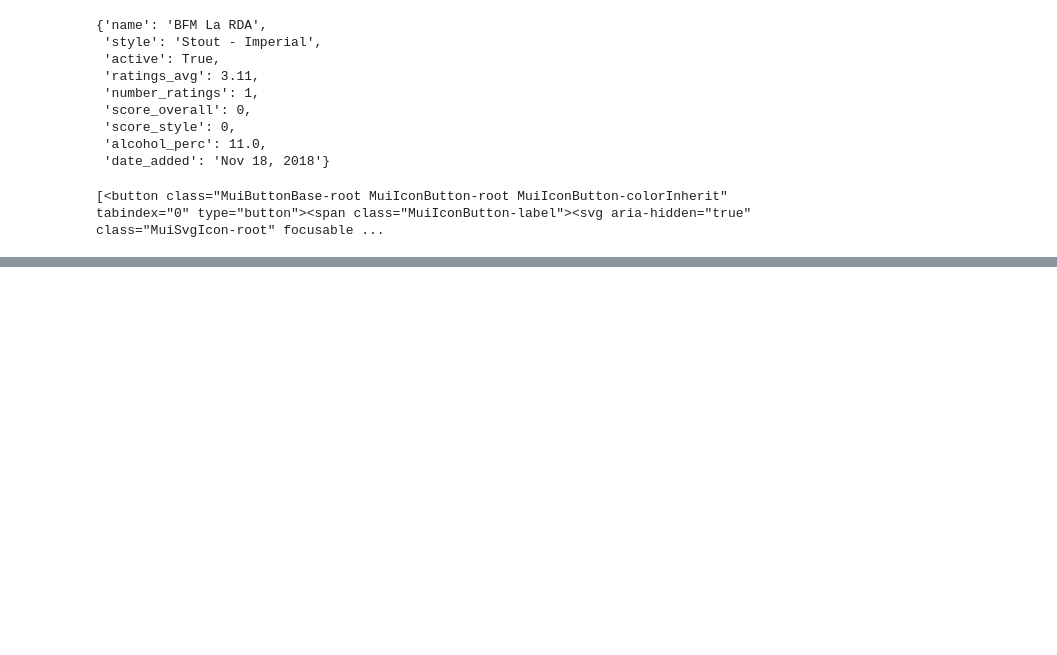
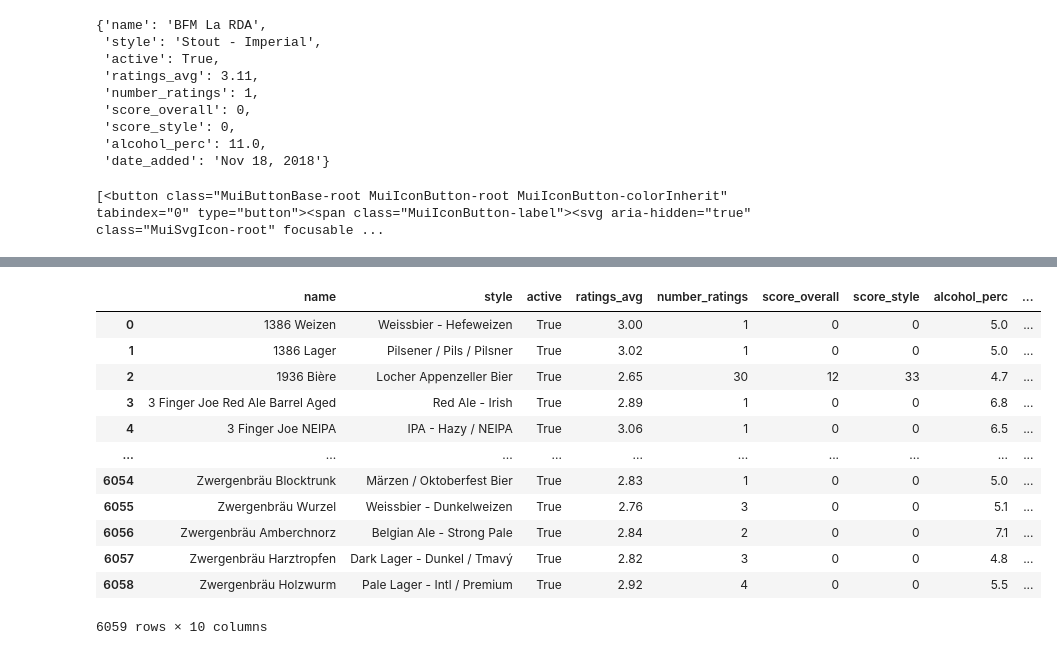
Before and after one commit to nrbernier/swiss-beer-map, a Jupyter notebook: swiss-beer-map.ipynb, the cells around one changed output, grey strips where cells are left out. Saved outputs shown, nothing was run; the diff lists cells and outputs as text; code cells hidden in the pictures; blank space fills up the shorter version.

```diff
--- a/swiss-beer-map.ipynb
+++ b/swiss-beer-map.ipynb
@@ -1078,7 +1094,7 @@ from selenium.common.exceptions import TimeoutException
 import warnings
 import time
 
-def load_RB_page(url_brewer):
+def load_RB_page(url_brewer, debug=False):
     warnings.filterwarnings('ignore')
     driver = webdriver.PhantomJS()
     driver.set_window_position(0, 0)
@@ -1087,9 +1103,11 @@ def load_RB_page(url_brewer):
     failing = True
     count = 0
     while failing:
-        print(count, end='')
+        if debug:
+            print(count, end='')
         try:
             driver.get(url_brewer)
+            time.sleep(0.5)
             treat_brewery_info_RB(BeautifulSoup(driver.page_source), -1)
             return driver
         except KeyboardInterrupt:
@@ -1245,0 +1218,2 @@ test_brewer_page_RB(driver)
+# %%
+beers_rb_df = pd.DataFrame(list_beers)
@@ -1245,0 +1236,16 @@ test_brewer_page_RB(driver)
+# %%
+beers_rb_df
+# %% [output]
+|  | name | style | active | ratings_avg | number_ratings | score_overall | score_style | alcohol_perc | ... |
+| 0 | 1386 Weizen | Weissbier - Hefeweizen | True | 3.00 | 1 | 0 | 0 | 5.0 | ... |
+| 1 | 1386 Lager | Pilsener / Pils / Pilsner | True | 3.02 | 1 | 0 | 0 | 5.0 | ... |
+| 2 | 1936 Bière | Locher Appenzeller Bier | True | 2.65 | 30 | 12 | 33 | 4.7 | ... |
+| 3 | 3 Finger Joe Red Ale Barrel Aged | Red Ale - Irish | True | 2.89 | 1 | 0 | 0 | 6.8 | ... |
+| 4 | 3 Finger Joe NEIPA | IPA - Hazy / NEIPA | True | 3.06 | 1 | 0 | 0 | 6.5 | ... |
+| ... | ... | ... | ... | ... | ... | ... | ... | ... | ... |
+| 6054 | Zwergenbräu Blocktrunk | Märzen / Oktoberfest Bier | True | 2.83 | 1 | 0 | 0 | 5.0 | ... |
+| 6055 | Zwergenbräu Wurzel | Weissbier - Dunkelweizen | True | 2.76 | 3 | 0 | 0 | 5.1 | ... |
+| 6056 | Zwergenbräu Amberchnorz | Belgian Ale - Strong Pale | True | 2.84 | 2 | 0 | 0 | 7.1 | ... |
+| 6057 | Zwergenbräu Harztropfen | Dark Lager - Dunkel / Tmavý | True | 2.82 | 3 | 0 | 0 | 4.8 | ... |
+| 6058 | Zwergenbräu Holzwurm | Pale Lager - Intl / Premium | True | 2.92 | 4 | 0 | 0 | 5.5 | ... |
+6059 rows × 10 columns
```
Also changed, not shown: parts of 25 cells of this notebook.
